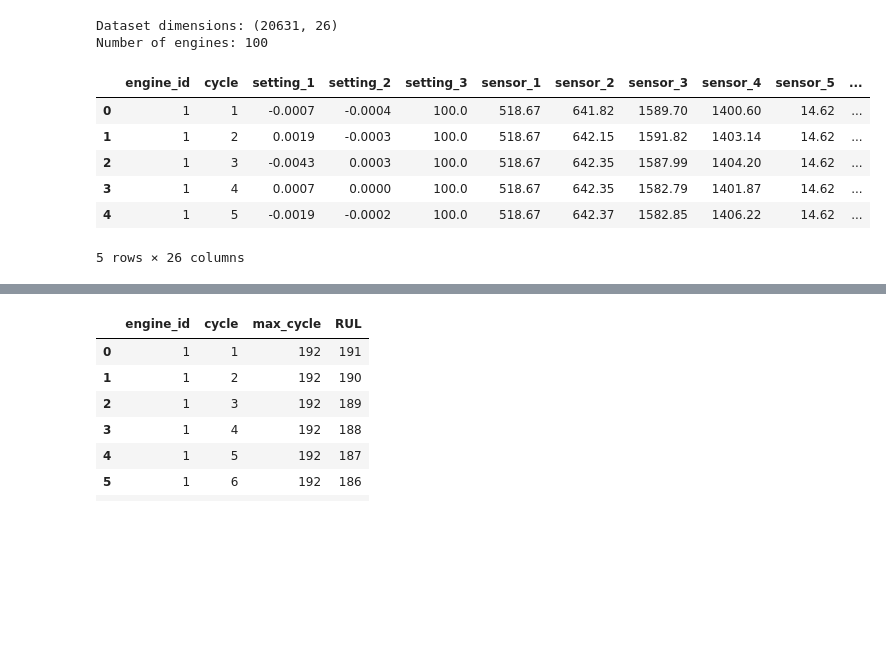
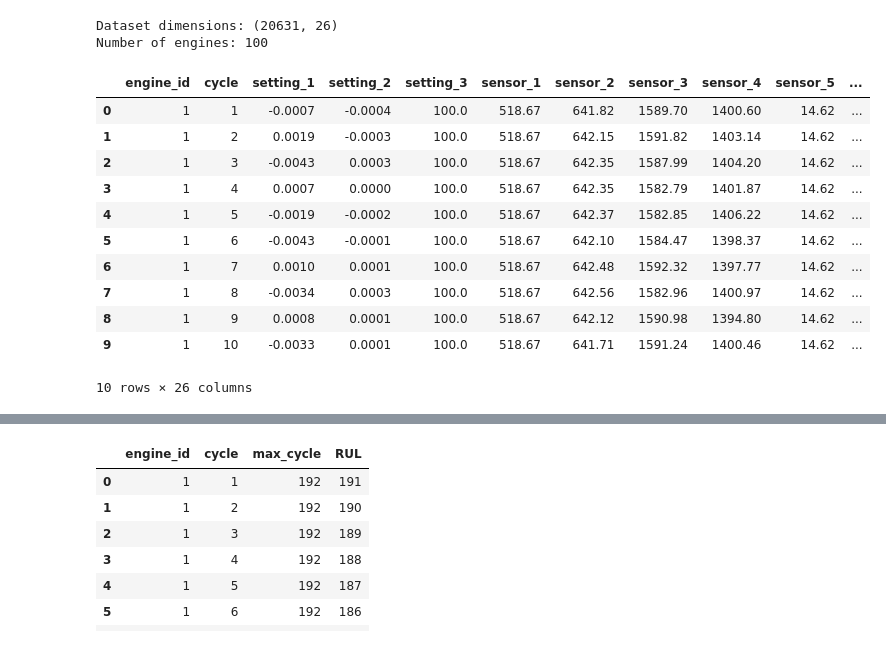
Before and after one commit to mmm1602/jet-engine-rul, a Jupyter notebook: notebooks/analysis.ipynb, the cells around one changed output, grey strips where cells are left out. Saved outputs shown, nothing was run; the diff lists cells and outputs as text; code cells hidden in the pictures; blank space fills up the shorter version.

```diff
--- a/notebooks/analysis.ipynb
+++ b/notebooks/analysis.ipynb
@@ -2,32 +11,37 @@
 import pandas as pd
 import numpy as np
 import matplotlib.pyplot as plt
 import seaborn as sns
 
 columns = (
     ["engine_id", "cycle"]
     + [f"setting_{i}" for i in range(1, 4)]
     + [f"sensor_{i}" for i in range(1, 22)]
 )
 
 train = pd.read_csv(
     "../data/train_FD001.txt",
     sep=r"\s+",
     header=None,
     names=columns
 )
 
 print("Dataset dimensions:", train.shape)
 print("Number of engines:", train["engine_id"].nunique())
 
-display(train.head())
+display(train.head(10))
 # %% [output]
 Dataset dimensions: (20631, 26)
 Number of engines: 100
 |  | engine_id | cycle | setting_1 | setting_2 | setting_3 | sensor_1 | sensor_2 | sensor_3 | sensor_4 | sensor_5 | ... |
 | 0 | 1 | 1 | -0.0007 | -0.0004 | 100.0 | 518.67 | 641.82 | 1589.70 | 1400.60 | 14.62 | ... |
 | 1 | 1 | 2 | 0.0019 | -0.0003 | 100.0 | 518.67 | 642.15 | 1591.82 | 1403.14 | 14.62 | ... |
 | 2 | 1 | 3 | -0.0043 | 0.0003 | 100.0 | 518.67 | 642.35 | 1587.99 | 1404.20 | 14.62 | ... |
 | 3 | 1 | 4 | 0.0007 | 0.0000 | 100.0 | 518.67 | 642.35 | 1582.79 | 1401.87 | 14.62 | ... |
 | 4 | 1 | 5 | -0.0019 | -0.0002 | 100.0 | 518.67 | 642.37 | 1582.85 | 1406.22 | 14.62 | ... |
+| 5 | 1 | 6 | -0.0043 | -0.0001 | 100.0 | 518.67 | 642.10 | 1584.47 | 1398.37 | 14.62 | ... |
+| 6 | 1 | 7 | 0.0010 | 0.0001 | 100.0 | 518.67 | 642.48 | 1592.32 | 1397.77 | 14.62 | ... |
+| 7 | 1 | 8 | -0.0034 | 0.0003 | 100.0 | 518.67 | 642.56 | 1582.96 | 1400.97 | 14.62 | ... |
+| 8 | 1 | 9 | 0.0008 | 0.0001 | 100.0 | 518.67 | 642.12 | 1590.98 | 1394.80 | 14.62 | ... |
+| 9 | 1 | 10 | -0.0033 | 0.0001 | 100.0 | 518.67 | 641.71 | 1591.24 | 1400.46 | 14.62 | ... |
-5 rows × 26 columns
+10 rows × 26 columns
```
Also changed, not shown: parts of 5 cells of this notebook.
